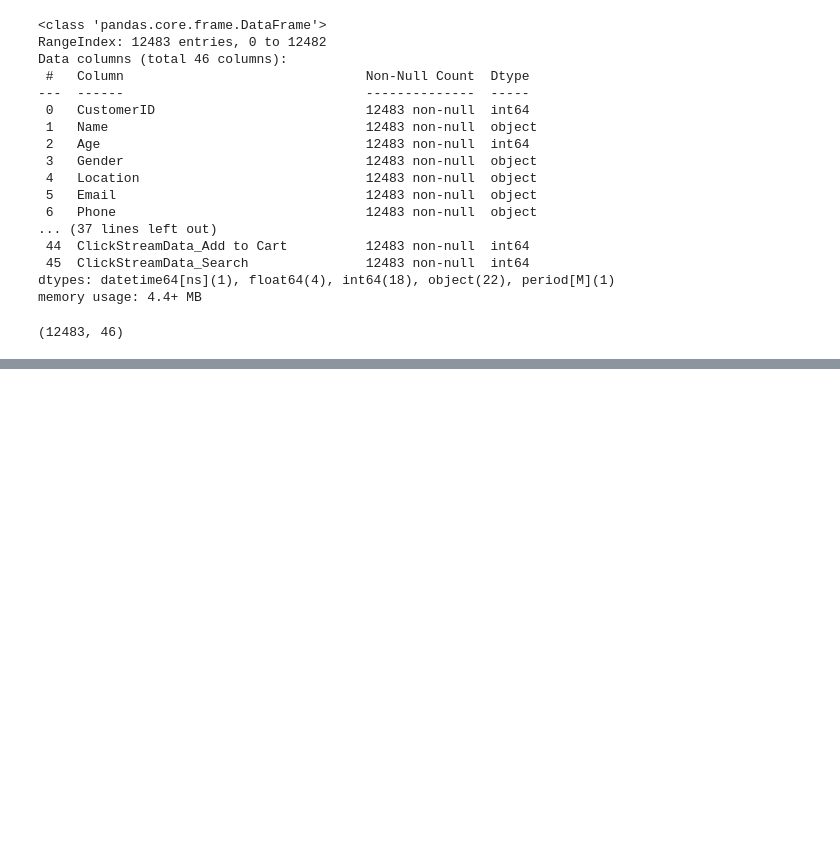
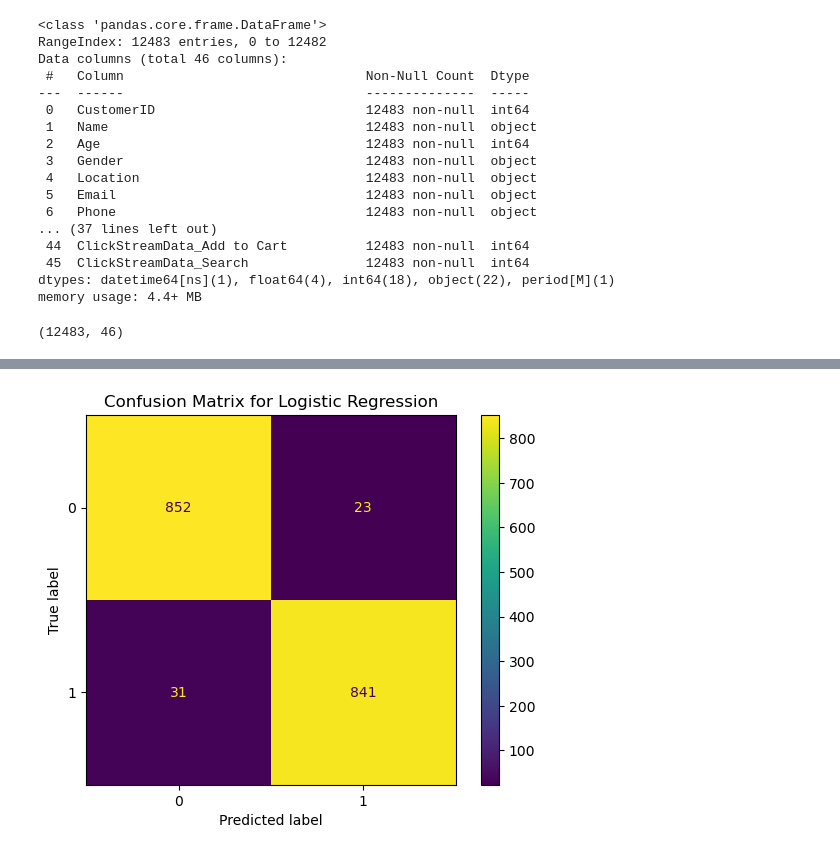
Before and after one commit to joachinhimself/Customer-Churn-Analysis, a Jupyter notebook: Notebook/Customer Churn.ipynb, the cells around one changed output, grey strips where cells are left out. Drawn from its saved outputs; the diff is of its cells as text; code cells hidden in the pictures; blank space fills up the shorter version.

Commit message:
update on logistic regression model

```diff
--- a/Notebook/Customer Churn.ipynb
+++ b/Notebook/Customer Churn.ipynb
@@ -1138,0 +1129,15 @@ F1 Score
+# %%
+from sklearn.metrics import confusion_matrix, ConfusionMatrixDisplay
+
+# Predict on test set
+y_pred = log_reg.predict(X_test)
+
+# Create confusion matrix
+cm = confusion_matrix(y_test, y_pred)
+
+# Display confusion matrix
+ConfusionMatrixDisplay(confusion_matrix=cm).plot()
+plt.title('Confusion Matrix for Logistic Regression')
+plt.show()
+# %% [output]
+[figure, added]
```
Also changed, not shown: parts of 83 cells of this notebook.
